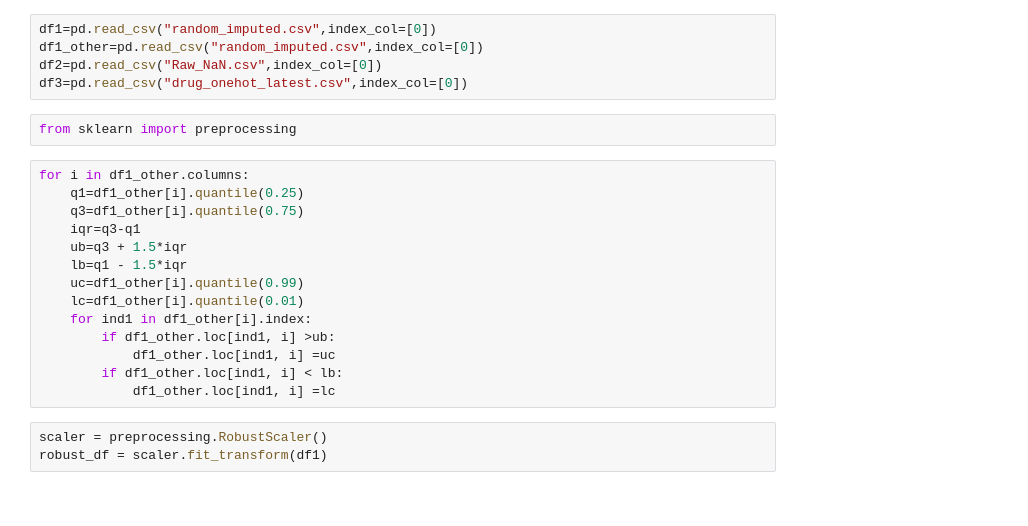
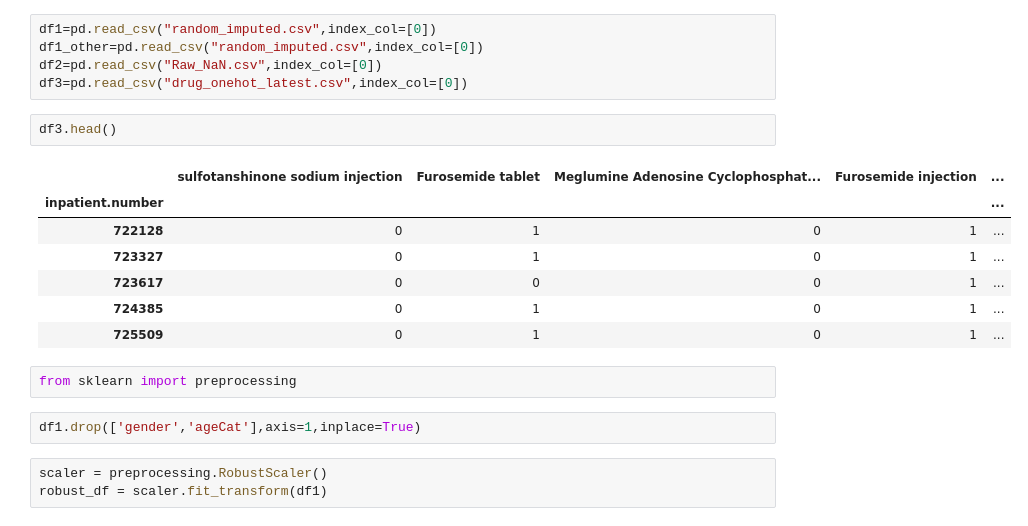
Before and after one commit to Vikram-Shenoy/Computational-Models, a Jupyter notebook: Working/Further_exploratory_neuralnetwork.ipynb, the cells around one changed output. Saved outputs shown, nothing was run; the diff lists cells and outputs as text.

```diff
--- a/Working/Further_exploratory_neuralnetwork.ipynb
+++ b/Working/Further_exploratory_neuralnetwork.ipynb
@@ -18,22 +18,20 @@ df1=pd.read_csv("random_imputed.csv",index_col=[0])
 df1_other=pd.read_csv("random_imputed.csv",index_col=[0])
 df2=pd.read_csv("Raw_NaN.csv",index_col=[0])
 df3=pd.read_csv("drug_onehot_latest.csv",index_col=[0])
+# %%
+df3.head()
+# %% [output]
+|  | sulfotanshinone sodium injection | Furosemide tablet | Meglumine Adenosine Cyclophosphat... | Furosemide injection | ... |
+| inpatient.number |  |  |  |  | ... |
+| 722128 | 0 | 1 | 0 | 1 | ... |
+| 723327 | 0 | 1 | 0 | 1 | ... |
+| 723617 | 0 | 0 | 0 | 1 | ... |
+| 724385 | 0 | 1 | 0 | 1 | ... |
+| 725509 | 0 | 1 | 0 | 1 | ... |
 # %%
 from sklearn import preprocessing
-# %%
-for i in df1_other.columns:
-    q1=df1_other[i].quantile(0.25)
-    q3=df1_other[i].quantile(0.75)
-    iqr=q3-q1
-    ub=q3 + 1.5*iqr
-    lb=q1 - 1.5*iqr
-    uc=df1_other[i].quantile(0.99)
-    lc=df1_other[i].quantile(0.01)
-    for ind1 in df1_other[i].index:
-        if df1_other.loc[ind1, i] >ub:
-            df1_other.loc[ind1, i] =uc
-        if df1_other.loc[ind1, i] < lb:
-            df1_other.loc[ind1, i] =lc
+# %%
+df1.drop(['gender','ageCat'],axis=1,inplace=True)
 # %%
 scaler = preprocessing.RobustScaler()
 robust_df = scaler.fit_transform(df1)
```
Also changed, not shown: parts of 6 cells of this notebook, 1 other file.
